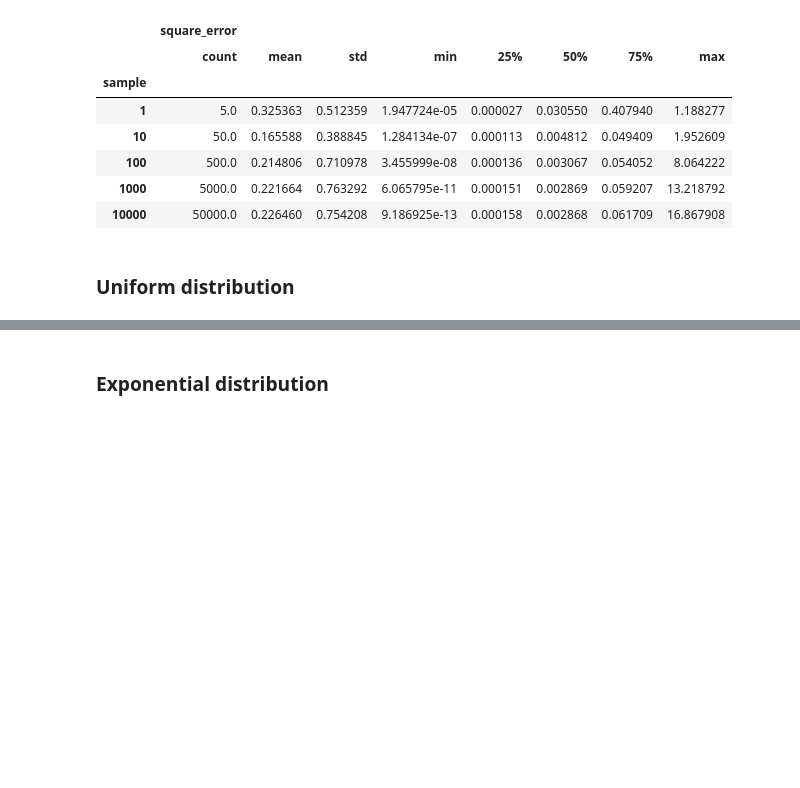
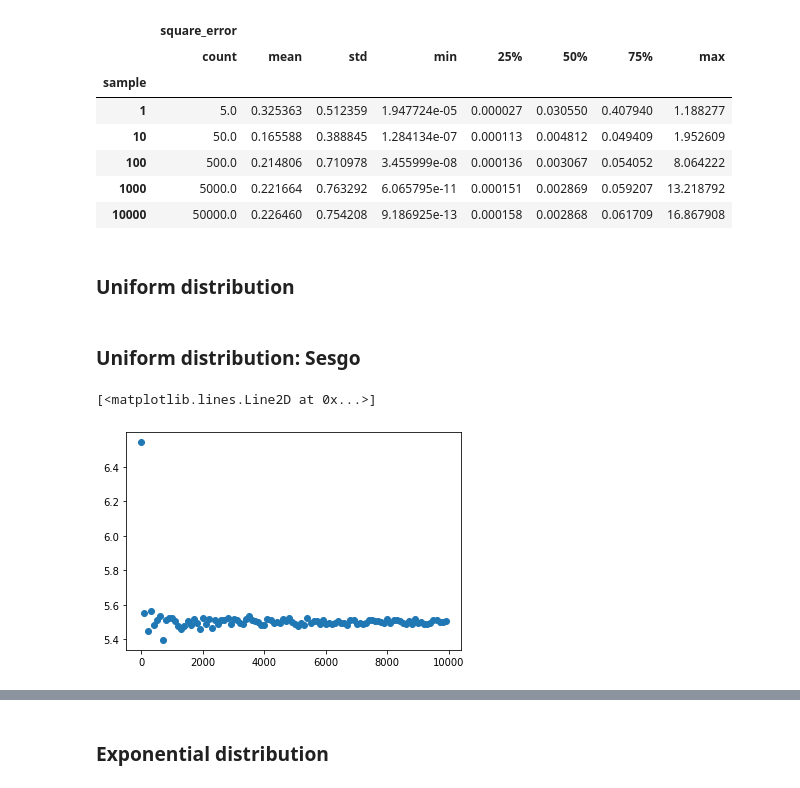
Before and after one commit to SebastianCerquera/datascience, a Jupyter notebook: stats/frequential_parameter_estimation.ipynb, the cells around one changed output, grey strips where cells are left out. Saved outputs shown, nothing was run; the diff lists cells and outputs as text; code cells hidden in the pictures; blank space fills up the shorter version.

Commit message:
completed the analisis with the uniform and exponential dis

```diff
--- a/stats/frequential_parameter_estimation.ipynb
+++ b/stats/frequential_parameter_estimation.ipynb
@@ -196,6 +200,21 @@ df_e[["sample", "square_error"]].groupby(by="sample").describe()
 # %%
 LOW = 10
 MAX = 1
+MU = (MAX + LOW)/2
 
 def gen_uniform_sample(N, lower=LOW, upper=MAX):
-    return np.random.uniform(lower, upper, 10)
+    return np.random.uniform(lower, upper, N)
+# %% [markdown]
+### Uniform distribution: Sesgo
+# %%
+MSG = """
+El estimador es menos volatil cuando incrementa el número de muestras y no presenta ningún sesgo
+"""
+
+samples = list(range(1, 10000, 100))
+expected_values = list(map(lambda e: check_bias(
+    partial(gen_uniform_sample, 10), estimate_mean, N=e), samples))
+plt.plot(samples, expected_values, 'o')
+# %% [output]
+[<matplotlib.lines.Line2D at 0x...>]
+[figure, added]
```
Also changed, not shown: parts of 23 cells of this notebook, 1 other file.
